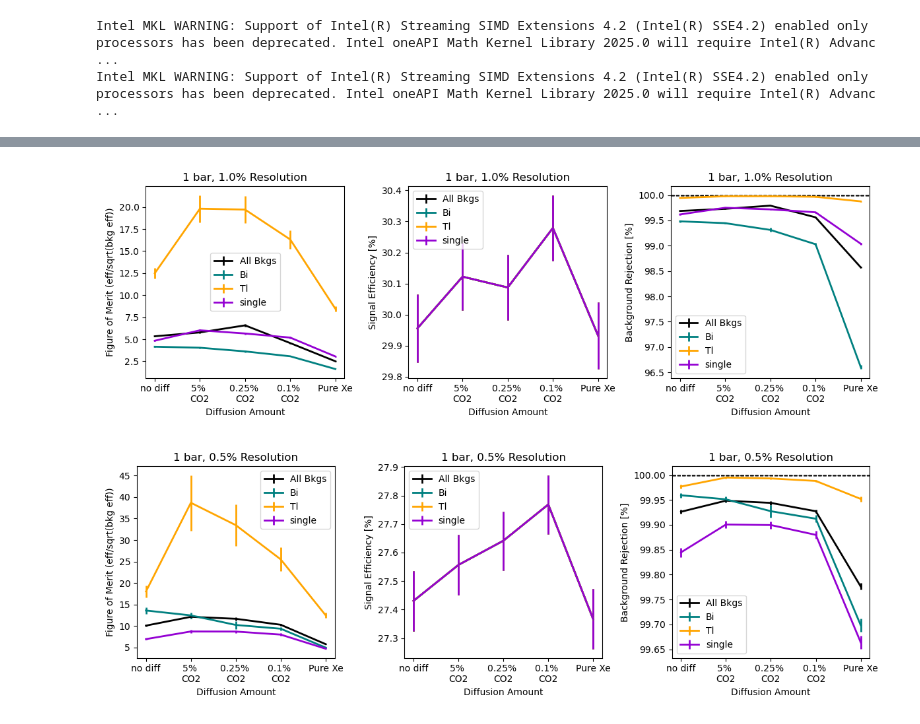
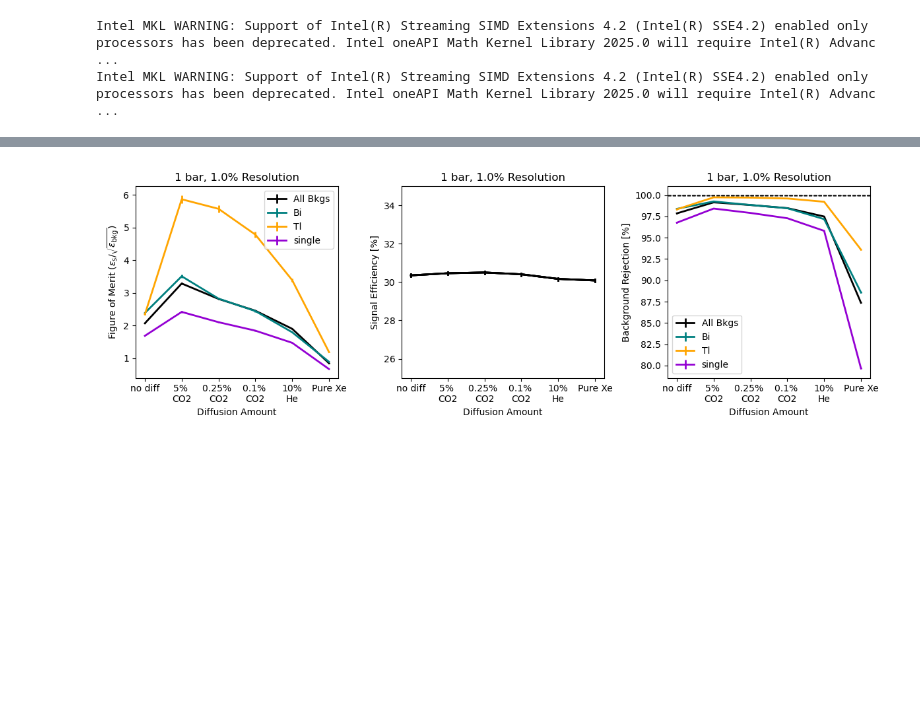
Before and after one commit to kvjmistry/ATPC, a Jupyter notebook: notebooks/TrackAnalysisDiffusion.ipynb, the cells around one changed output, grey strips where cells are left out. Saved outputs shown, nothing was run; the diff lists cells and outputs as text; code cells hidden in the pictures; blank space fills up the shorter version.

```diff
--- a/notebooks/TrackAnalysisDiffusion.ipynb
+++ b/notebooks/TrackAnalysisDiffusion.ipynb
@@ -749,37 +771,37 @@ def ApplyContainmentCorr(eff, p, mass):
 
     if (p == 1):
         if mass == 1:
-            factor = 0.51
+            factor = 0.532
         else:
-            factor = 0.69
+            factor = 0.690
         print("Correcting Efficiency by factor ", factor)
         return eff*factor
     elif (p == 5):
         if mass == 1:
-            factor = 0.74
+            factor = 0.740
         else:
-            factor = 0.84
+            factor = 0.828
         print("Correcting Efficiency by factor ", factor)
         return eff*factor
     elif (p == 10):
         if mass == 1:
-            factor = 0.82
+            factor = 0.806
         else:
-            factor = 0.89
+            factor = 0.872
         print("Correcting Efficiency by factor ", factor)
         return eff*factor
     elif (p == 15):
         if mass == 1:
-            factor = 0.84
+            factor = 0.835
         else:
-            factor = 0.91
+            factor = 0.898
         print("Correcting Efficiency by factor ", factor)
         return eff*factor
     elif (p == 25):
         if mass == 1:
-            factor = 0.88
+            factor = 0.876
         else:
-            factor = 0.94
+            factor = 0.92
         print("Correcting Efficiency by factor ", factor)
         return eff*factor
     else:
@@ -802,30 +824,30 @@ def CalcEfficiency(n, N, label, pressure, mass):
 
     return efficiency, error
 # %%
-nubb_meta = [nubb_meta_nodiff, nubb_meta_5percent, nubb_meta_025percent, nubb_meta_01percent, nubb_meta_00percent]
-Bkg_meta  = [Bkg_meta_nodiff,  Bkg_meta_5percent,  Bkg_meta_025percent,  Bkg_meta_01percent, Bkg_meta_00percent]
-Bi_meta  = [Bi_meta_nodiff,  Bi_meta_5percent,  Bi_meta_025percent,  Bi_meta_01percent, Bi_meta_00percent]
-Tl_meta  = [Tl_meta_nodiff,  Tl_meta_5percent,  Tl_meta_025percent,  Tl_meta_01percent, Tl_meta_00percent]
-single_meta  = [single_meta_nodiff,  single_meta_5percent,  single_meta_025percent,  single_meta_01percent, single_meta_00percent]
+nubb_meta = [nubb_meta_nodiff, nubb_meta_5percent, nubb_meta_025percent, nubb_meta_01percent,nubb_meta_005percent, nubb_meta_00percent]
+Bkg_meta  = [Bkg_meta_nodiff,  Bkg_meta_5percent,  Bkg_meta_025percent,  Bkg_meta_01percent,Bkg_meta_005percent,  Bkg_meta_00percent]
+Bi_meta  = [Bi_meta_nodiff,  Bi_meta_5percent,  Bi_meta_025percent,  Bi_meta_01percent,Bi_meta_005percent, Bi_meta_00percent]
+Tl_meta  = [Tl_meta_nodiff,  Tl_meta_5percent,  Tl_meta_025percent,  Tl_meta_01percent, Tl_meta_005percent, Tl_meta_00percent]
+single_meta  = [single_meta_nodiff,  single_meta_5percent,  single_meta_025percent,  single_meta_01percent, single_meta_005percent, single_meta_00percent]
 
 
-num_nubb = [num_nubb_nodiff, num_nubb_5percent, num_nubb_025percent, num_nubb_01percent, num_nubb_00percent]
-num_Bkg  = [num_Bkg_nodiff,  num_Bkg_5percent, num_Bkg_025percent, num_Bkg_01percent, num_Bkg_00percent]
-num_Bi  = [num_Bi_nodiff,  num_Bi_5percent, num_Bi_025percent, num_Bi_01percent, num_Bi_00percent]
-num_Tl  = [num_Tl_nodiff,  num_Tl_5percent, num_Tl_025percent, num_Tl_01percent, num_Tl_00percent]
-num_single  = [num_single_nodiff,  num_single_5percent, num_single_025percent, num_single_01percent, num_single_00percent]
+num_nubb = [num_nubb_nodiff, num_nubb_5percent, num_nubb_025percent, num_nubb_01percent,num_nubb_005percent, num_nubb_00percent]
+num_Bkg  = [num_Bkg_nodiff,  num_Bkg_5percent, num_Bkg_025percent, num_Bkg_01percent,num_Bkg_005percent, num_Bkg_00percent]
+num_Bi  = [num_Bi_nodiff,  num_Bi_5percent, num_Bi_025percent, num_Bi_01percent,num_Bi_005percent, num_Bi_00percent]
+num_Tl  = [num_Tl_nodiff,  num_Tl_5percent, num_Tl_025percent, num_Tl_01percent,num_Tl_005percent, num_Tl_00percent]
+num_single  = [num_single_nodiff,  num_single_5percent, num_single_025percent, num_single_01percent,num_single_005percent, num_single_00percent]
 
-cols = ["k", "Teal", "Orange", "darkviolet", "Pink"]
-diffusion_labels = ["no diff", "5% \nCO2", "0.25% \nCO2", "0.1% \nCO2", "Pure Xe"]
-diffusions = ["nodiff","5percent", "0.25percent", "0.1percent", "0.0percent"]
-pressures = [1, 1, 1, 1, 1]
+cols = ["k", "Teal", "Orange", "darkviolet", "Yellow",  "Pink"]
+diffusion_labels = ["no diff", "5% \nCO2", "0.25% \nCO2", "0.1% \nCO2", "10%\nHe" ,"Pure Xe"]
+diffusions = ["nodiff","5percent", "0.25percent", "0.1percent", "0.05percent", "0.0percent"]
+pressures = [1, 1, 1, 1, 1, 1]
 
 def Calc_FOM_err(fom, eff, eff_err, bkg, bkg_err):
     return fom*np.sqrt( (eff_err/eff)**2 + 0.25*(bkg_err/bkg)**2)
 
 
-# mode = "enr"
-mode = "nat"
+mode = "enr"
+# mode = "nat"
 
 if mode == "enr":
     mass = 1
@@ -863,11 +885,12 @@ def PlotPerformance(nubb_meta, num_nubb, Bkg_meta, num_Bkg, E_res, col_index, la
 
     axs[0].errorbar(diffusion_labels, fom, fom_err, color=cols[col_index], linewidth = 2, label =f"{labels[col_index]}")
     axs[0].set_xlabel("Diffusion Amount")
-    axs[0].set_ylabel("Figure of Merit (eff/sqrt(bkg eff))")
+    axs[0].set_ylabel(r"Figure of Merit ($\epsilon_{\mathrm{s}}/\sqrt{\epsilon_{\mathrm{bkg}}}$)")
 
-    axs[1].errorbar(diffusion_labels, eff, eff_err, color=cols[col_index], linewidth = 2, label =f"{labels[col_index]}")
+    axs[1].errorbar(diffusion_labels, eff, eff_err, color="k", linewidth = 2, label =f"{labels[col_index]}")
     axs[1].set_xlabel("Diffusion Amount")
     axs[1].set_ylabel("Signal Efficiency [%]")
+    axs[1].set_ylim(25,35)
 
     axs[2].errorbar(diffusion_labels, Bkg_eff, Bkg_err, color=cols[col_index], linewidth = 2, label =f"{labels[col_index]}")
     axs[2].set_xlabel("Diffusion Amount")
@@ -875,7 +898,7 @@ def PlotPerformance(nubb_meta, num_nubb, Bkg_meta, num_Bkg, E_res, col_index, la
 
 
     axs[0].legend()
-    axs[1].legend()
+    # axs[1].legend()
     axs[2].legend()
     axs[2].axhline(y=100, color='k', linestyle='--', linewidth=1)
 
@@ -889,7 +912,7 @@ def PlotPerformance(nubb_meta, num_nubb, Bkg_meta, num_Bkg, E_res, col_index, la
 
 labels=["All Bkgs", "Bi", "Tl", "single"]
 
-for E_res in [1.0, 0.5]:
+for E_res in [1.0]:
 
     fig, axs = plt.subplots(1, 3, figsize=(12, 4))
 
@@ -923,2 +946 @@ Bkg eff: Bkg: 0.336 +/- 0.014 %      (bkg rej == 99.664 %)
-[figure, old version]
+[figure, new version]
-[figure, removed]
```
Also changed, not shown: parts of 5 cells of this notebook, 2 other files.
